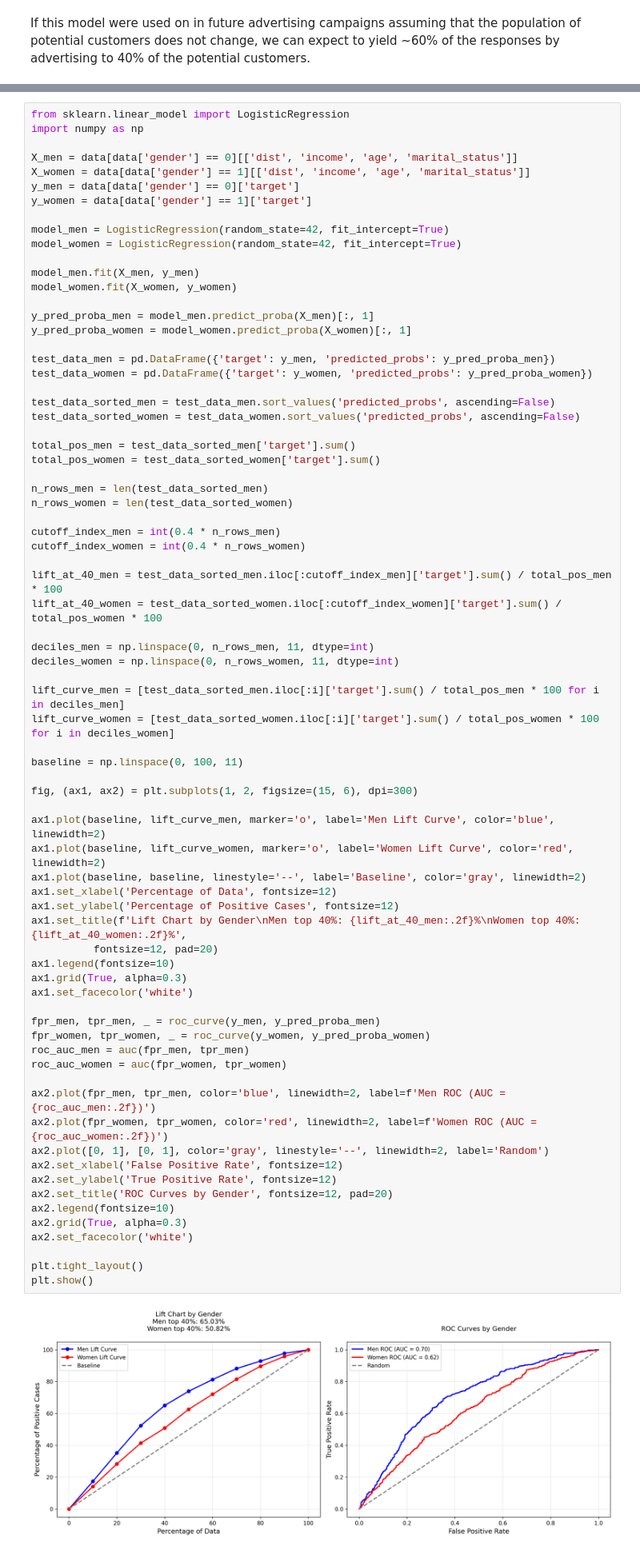
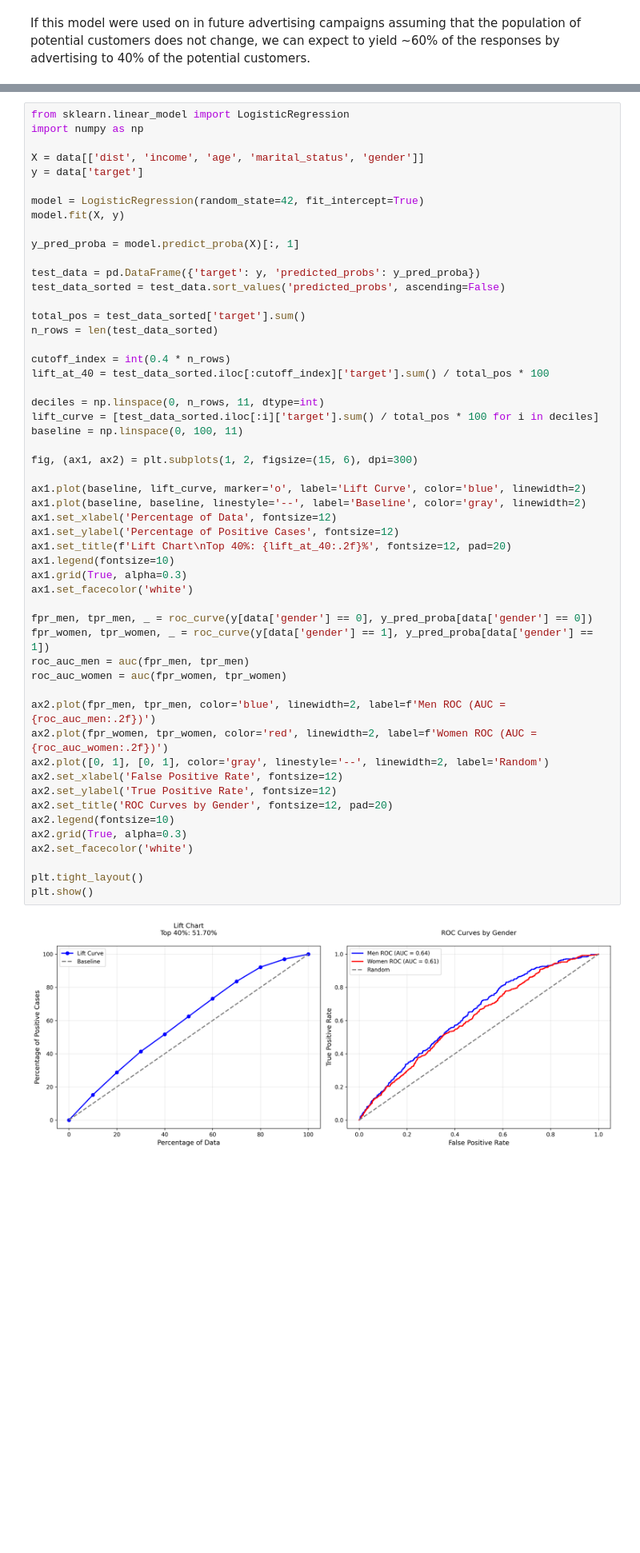
Before and after one commit to Jacob-J-Richards/DS_DA_Projects, a Jupyter notebook: 2-Marketing_Prediction/Main.ipynb, the cells around one changed output, grey strips where cells are left out. Shown at 80% size. Saved outputs shown, nothing was run; the diff lists cells and outputs as text; blank space fills up the shorter version.

Commit message:
dividing into men and women doesn't help the model at all

```diff
--- a/2-Marketing_Prediction/Main.ipynb
+++ b/2-Marketing_Prediction/Main.ipynb
@@ -435,75 +435,54 @@ for var in ['dist', 'income', 'age']:
 from sklearn.linear_model import LogisticRegression
 import numpy as np
 
-X_men = data[data['gender'] == 0][['dist', 'income', 'age', 'marital_status']]
-X_women = data[data['gender'] == 1][['dist', 'income', 'age', 'marital_status']]
-y_men = data[data['gender'] == 0]['target']
-y_women = data[data['gender'] == 1]['target']
+X = data[['dist', 'income', 'age', 'marital_status', 'gender']]
+y = data['target']
 
-model_men = LogisticRegression(random_state=42, fit_intercept=True)
-model_women = LogisticRegression(random_state=42, fit_intercept=True)
+model = LogisticRegression(random_state=42, fit_intercept=True)
+model.fit(X, y)
 
-model_men.fit(X_men, y_men)
-model_women.fit(X_women, y_women)
+y_pred_proba = model.predict_proba(X)[:, 1]
 
-y_pred_proba_men = model_men.predict_proba(X_men)[:, 1]
-y_pred_proba_women = model_women.predict_proba(X_women)[:, 1]
+test_data = pd.DataFrame({'target': y, 'predicted_probs': y_pred_proba})
+test_data_sorted = test_data.sort_values('predicted_probs', ascending=False)
 
-test_data_men = pd.DataFrame({'target': y_men, 'predicted_probs': y_pred_proba_men})
-test_data_women = pd.DataFrame({'target': y_women, 'predicted_probs': y_pred_proba_women})
+total_pos = test_data_sorted['target'].sum()
+n_rows = len(test_data_sorted)
 
-test_data_sorted_men = test_data_men.sort_values('predicted_probs', ascending=False)
-test_data_sorted_women = test_data_women.sort_values('predicted_probs', ascending=False)
+cutoff_index = int(0.4 * n_rows)
+lift_at_40 = test_data_sorted.iloc[:cutoff_index]['target'].sum() / total_pos * 100
 
-total_pos_men = test_data_sorted_men['target'].sum()
-total_pos_women = test_data_sorted_women['target'].sum()
-
-n_rows_men = len(test_data_sorted_men)
-n_rows_women = len(test_data_sorted_women)
-
-cutoff_index_men = int(0.4 * n_rows_men)
-cutoff_index_women = int(0.4 * n_rows_women)
-
-lift_at_40_men = test_data_sorted_men.iloc[:cutoff_index_men]['target'].sum() / total_pos_men * 100
-lift_at_40_women = test_data_sorted_women.iloc[:cutoff_index_women]['target'].sum() / total_pos_women * 100
-
-deciles_men = np.linspace(0, n_rows_men, 11, dtype=int)
-deciles_women = np.linspace(0, n_rows_women, 11, dtype=int)
-
-lift_curve_men = [test_data_sorted_men.iloc[:i]['target'].sum() / total_pos_men * 100 for i in deciles_men]
-lift_curve_women = [test_data_sorted_women.iloc[:i]['target'].sum() / total_pos_women * 100 for i in deciles_women]
-
+deciles = np.linspace(0, n_rows, 11, dtype=int)
+lift_curve = [test_data_sorted.iloc[:i]['target'].sum() / total_pos * 100 for i in deciles]
 baseline = np.linspace(0, 100, 11)
 
 fig, (ax1, ax2) = plt.subplots(1, 2, figsize=(15, 6), dpi=300)
 
-ax1.plot(baseline, lift_curve_men, marker='o', label='Men Lift Curve', color='blue', linewidth=2)
-ax1.plot(baseline, lift_curve_women, marker='o', label='Women Lift Curve', color='red', linewidth=2)
+ax1.plot(baseline, lift_curve, marker='o', label='Lift Curve', color='blue', linewidth=2)
 ax1.plot(baseline, baseline, linestyle='--', label='Baseline', color='gray', linewidth=2)
 ax1.set_xlabel('Percentage of Data', fontsize=12)
 ax1.set_ylabel('Percentage of Positive Cases', fontsize=12)
-ax1.set_title(f'Lift Chart by Gender\nMen top 40%: {lift_at_40_men:.2f}%\nWomen top 40%: {lift_at_40_women:.2f}%',
-          fontsize=12, pad=20)
+ax1.set_title(f'Lift Chart\nTop 40%: {lift_at_40:.2f}%', fontsize=12, pad=20)
 ax1.legend(fontsize=10)
 ax1.grid(True, alpha=0.3)
 ax1.set_facecolor('white')
 
-fpr_men, tpr_men, _ = roc_curve(y_men, y_pred_proba_men)
-fpr_women, tpr_women, _ = roc_curve(y_women, y_pred_proba_women)
+fpr_men, tpr_men, _ = roc_curve(y[data['gender'] == 0], y_pred_proba[data['gender'] == 0])
+fpr_women, tpr_women, _ = roc_curve(y[data['gender'] == 1], y_pred_proba[data['gender'] == 1])
 roc_auc_men = auc(fpr_men, tpr_men)
 roc_auc_women = auc(fpr_women, tpr_women)
 
 ax2.plot(fpr_men, tpr_men, color='blue', linewidth=2, label=f'Men ROC (AUC = {roc_auc_men:.2f})')
 ax2.plot(fpr_women, tpr_women, color='red', linewidth=2, label=f'Women ROC (AUC = {roc_auc_women:.2f})')
 ax2.plot([0, 1], [0, 1], color='gray', linestyle='--', linewidth=2, label='Random')
 ax2.set_xlabel('False Positive Rate', fontsize=12)
 ax2.set_ylabel('True Positive Rate', fontsize=12)
 ax2.set_title('ROC Curves by Gender', fontsize=12, pad=20)
 ax2.legend(fontsize=10)
 ax2.grid(True, alpha=0.3)
 ax2.set_facecolor('white')
 
 plt.tight_layout()
 plt.show()
 # %% [output]
-[figure, old version]
+[figure, new version]
```
